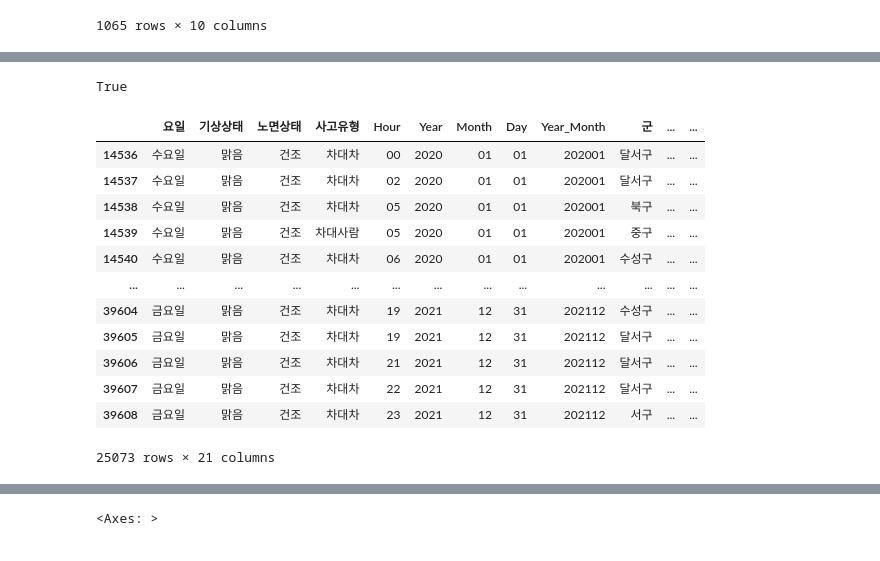
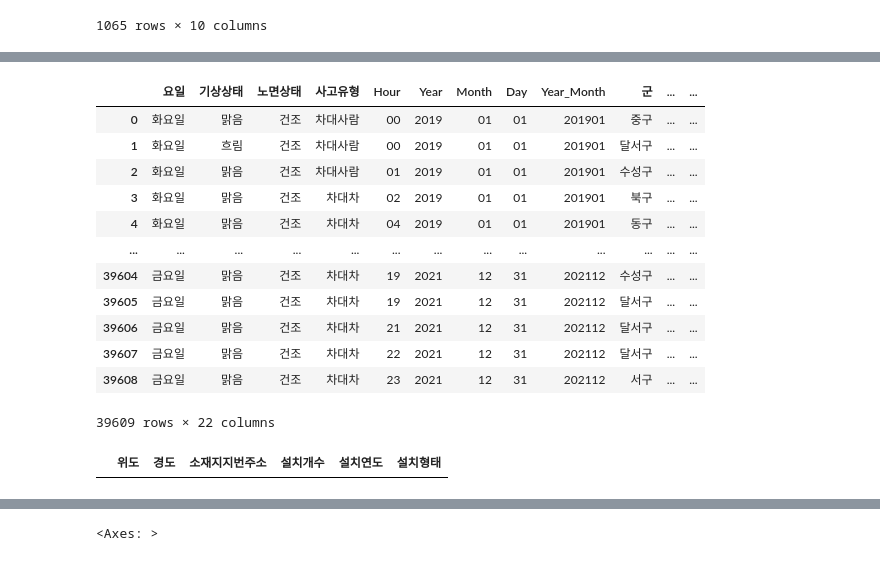
Before and after one commit to p-jiho/Traffic_Accident_Prediction, a Jupyter notebook: EDA.ipynb, the cells around one changed output, grey strips where cells are left out. Saved outputs shown, nothing was run; the diff lists cells and outputs as text; code cells hidden in the pictures.

```diff
--- a/EDA.ipynb
+++ b/EDA.ipynb
@@ -182,7 +176,10 @@ train_new
 39609 rows × 13 columns
 # %%
 CCTV["구"] = [i.split()[2] if type(i) == str else i for i in CCTV.소재지지번주소]
-CCTV = CCTV.drop(["소재지지번주소"], axis = 1)
+LOCAL = Local(service_key = "3206f186fc6467db13a17a82c6e3e668")
+for i in CCTV[CCTV.구.isna()].index:
+    CCTV.구.iloc[i] = LOCAL.geo_coord2address(CCTV.iloc[i].경도, CCTV.iloc[i].위도, dataframe=True).address[0]["region_3depth_name"]
+CCTV.구 = [re.sub(r"동[0-9]+-[0-9]$|[0-9].[0-9]동$|[0-9]동$", '동', i) for i in CCTV.구]
 
 # train 데이터의 사고가 난 시군구 노선방향, 도로종류, 단속구간위치구분, 과속단속구간길이는
 # 보호구역 여부
@@ -215,5 +212,3 @@ CCTV
 | 1063 | 2021.0 | 대현동 | 1 | 0 | 0 | 0 | 1 | 0 | 0 | 0 |
 | 1064 | 2021.0 | 두류동 | 0 | 0 | 1 | 0 | 1 | 0 | 0 | 0 |
 1065 rows × 10 columns
-# %%
-CCTV["구"] = [i.split()[2] if type(i) == str else i for i in CCTV.소재지지번주소]
@@ -300,3 +269,4 @@ CCTV_Total = pd.concat([CCTV_2019_Total, CCTV_2020_Total, CCTV_2021_Total, CCTV_
 
 train_new = pd.merge(train_new, CCTV_Total, how = "left", on = ["구", "Year"])
 train_new = train_new.fillna(0)
+train_new["총CCTV개수"] = train_new[['속도단속', '신호단속', '통행위반', '불법주정차', '기타단속']].sum(axis=1)
@@ -387,22 +273,22 @@ set(train_new.구) - set(CCTV_2021_Total.구)
-# %%
-"원대동1가" in train_new.구.tolist()
-# %% [output]
-True
-# %%
-train_new = train_new.fillna(0)
-# %%
-train_new[train_new.Year >= "2020"]
-# %% [output]
-|  | 요일 | 기상상태 | 노면상태 | 사고유형 | Hour | Year | Month | Day | Year_Month | 군 | ... | ... |
-| 14536 | 수요일 | 맑음 | 건조 | 차대차 | 00 | 2020 | 01 | 01 | 202001 | 달서구 | ... | ... |
-| 14537 | 수요일 | 맑음 | 건조 | 차대차 | 02 | 2020 | 01 | 01 | 202001 | 달서구 | ... | ... |
-| 14538 | 수요일 | 맑음 | 건조 | 차대차 | 05 | 2020 | 01 | 01 | 202001 | 북구 | ... | ... |
-| 14539 | 수요일 | 맑음 | 건조 | 차대사람 | 05 | 2020 | 01 | 01 | 202001 | 중구 | ... | ... |
-| 14540 | 수요일 | 맑음 | 건조 | 차대차 | 06 | 2020 | 01 | 01 | 202001 | 수성구 | ... | ... |
-| ... | ... | ... | ... | ... | ... | ... | ... | ... | ... | ... | ... | ... |
-| 39604 | 금요일 | 맑음 | 건조 | 차대차 | 19 | 2021 | 12 | 31 | 202112 | 수성구 | ... | ... |
-| 39605 | 금요일 | 맑음 | 건조 | 차대차 | 19 | 2021 | 12 | 31 | 202112 | 달서구 | ... | ... |
-| 39606 | 금요일 | 맑음 | 건조 | 차대차 | 21 | 2021 | 12 | 31 | 202112 | 달서구 | ... | ... |
-| 39607 | 금요일 | 맑음 | 건조 | 차대차 | 22 | 2021 | 12 | 31 | 202112 | 달서구 | ... | ... |
-| 39608 | 금요일 | 맑음 | 건조 | 차대차 | 23 | 2021 | 12 | 31 | 202112 | 서구 | ... | ... |
-25073 rows × 21 columns
+# %%
+train_new
+# %% [output]
+|  | 요일 | 기상상태 | 노면상태 | 사고유형 | Hour | Year | Month | Day | Year_Month | 군 | ... | ... |
+| 0 | 화요일 | 맑음 | 건조 | 차대사람 | 00 | 2019 | 01 | 01 | 201901 | 중구 | ... | ... |
+| 1 | 화요일 | 흐림 | 건조 | 차대사람 | 00 | 2019 | 01 | 01 | 201901 | 달서구 | ... | ... |
+| 2 | 화요일 | 맑음 | 건조 | 차대사람 | 01 | 2019 | 01 | 01 | 201901 | 수성구 | ... | ... |
+| 3 | 화요일 | 맑음 | 건조 | 차대차 | 02 | 2019 | 01 | 01 | 201901 | 북구 | ... | ... |
+| 4 | 화요일 | 맑음 | 건조 | 차대차 | 04 | 2019 | 01 | 01 | 201901 | 동구 | ... | ... |
+| ... | ... | ... | ... | ... | ... | ... | ... | ... | ... | ... | ... | ... |
+| 39604 | 금요일 | 맑음 | 건조 | 차대차 | 19 | 2021 | 12 | 31 | 202112 | 수성구 | ... | ... |
+| 39605 | 금요일 | 맑음 | 건조 | 차대차 | 19 | 2021 | 12 | 31 | 202112 | 달서구 | ... | ... |
+| 39606 | 금요일 | 맑음 | 건조 | 차대차 | 21 | 2021 | 12 | 31 | 202112 | 달서구 | ... | ... |
+| 39607 | 금요일 | 맑음 | 건조 | 차대차 | 22 | 2021 | 12 | 31 | 202112 | 달서구 | ... | ... |
+| 39608 | 금요일 | 맑음 | 건조 | 차대차 | 23 | 2021 | 12 | 31 | 202112 | 서구 | ... | ... |
+39609 rows × 22 columns
+# %%
+# 보안등 설치연도가 없는 경우도 있는데 설치연도가 있는 경우 전부 2019년 이전에 지어졌다.
+# 있는 경우는 2019년 이전이고 없는 경우는 설치연도를 고려하기 어려우므로 설치연도를 고려하지 못함
+light[light.설치연도 >= 2020]
+# %% [output]
+|  | 위도 | 경도 | 소재지지번주소 | 설치개수 | 설치연도 | 설치형태 |
```
Also changed, not shown: parts of 22 cells of this notebook.
